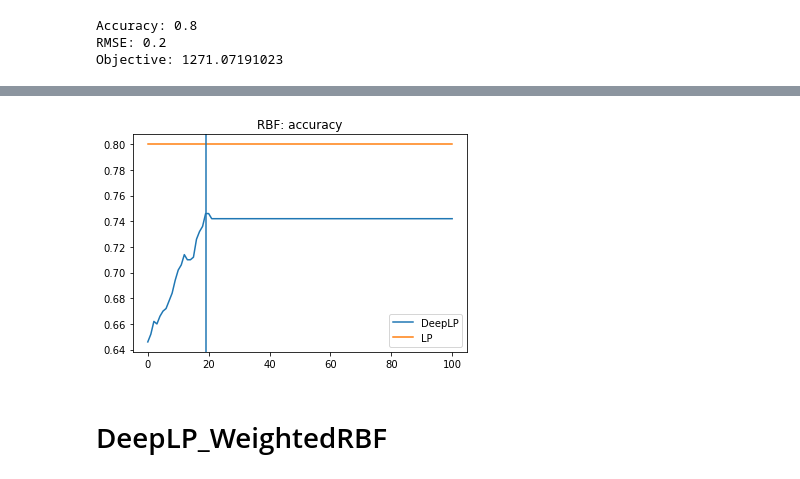
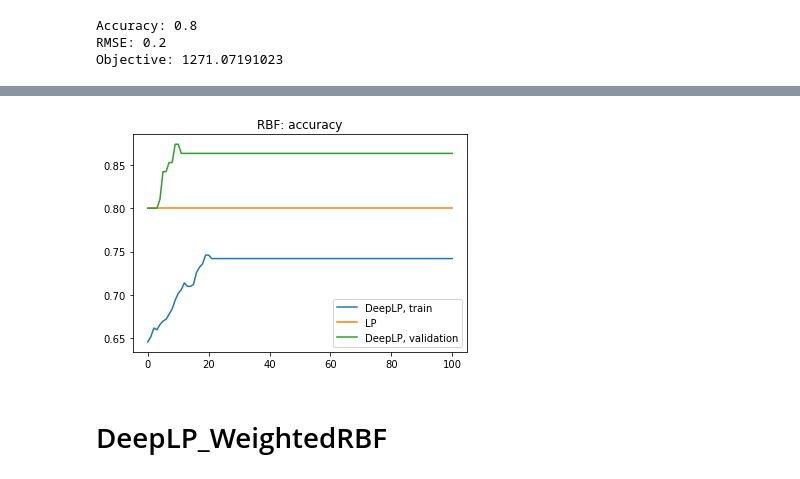
Before and after one commit to GRSEB9S/Deep-Label-Propagation, a Jupyter notebook: main.ipynb, the cells around one changed output, grey strips where cells are left out. Saved outputs shown, nothing was run; the diff lists cells and outputs as text; code cells hidden in the pictures.

```diff
--- a/main.ipynb
+++ b/main.ipynb
@@ -101,5 +103,5 @@ Accuracy: 0.8
 RMSE: 0.2
 Objective: 1271.07191023
 # %%
-dlp_rbf.train(data,100)
+dlp_rbf.train(data,test_data,100)
 # %% [output]
@@ -156,11 +158,11 @@ plt.show()
 # %%
-plt.plot(dlp_rbf.accuracies,label="DeepLP")
-plt.plot([accuracy(Uy_sol,Uy_dlp_rbf)] * len(dlp_rbf.accuracies),label="LP")
+plt.plot(dlp_rbf.accuracies,label="DeepLP, train")
+plt.plot([accuracy(Uy_sol,Uy_dlp)] * len(dlp_rbf.accuracies),label="LP")
+plt.plot(dlp_rbf.sol_accuracies,label="DeepLP, validation")
 plt.title("RBF: accuracy")
-plt.axvline(x=19)
 plt.legend()
 plt.show()
 # %% [output]
-[figure, old version]
+[figure, new version]
 # %% [markdown]
 # DeepLP_WeightedRBF
```
Also changed, not shown: parts of 53 cells of this notebook, 22 other files.
